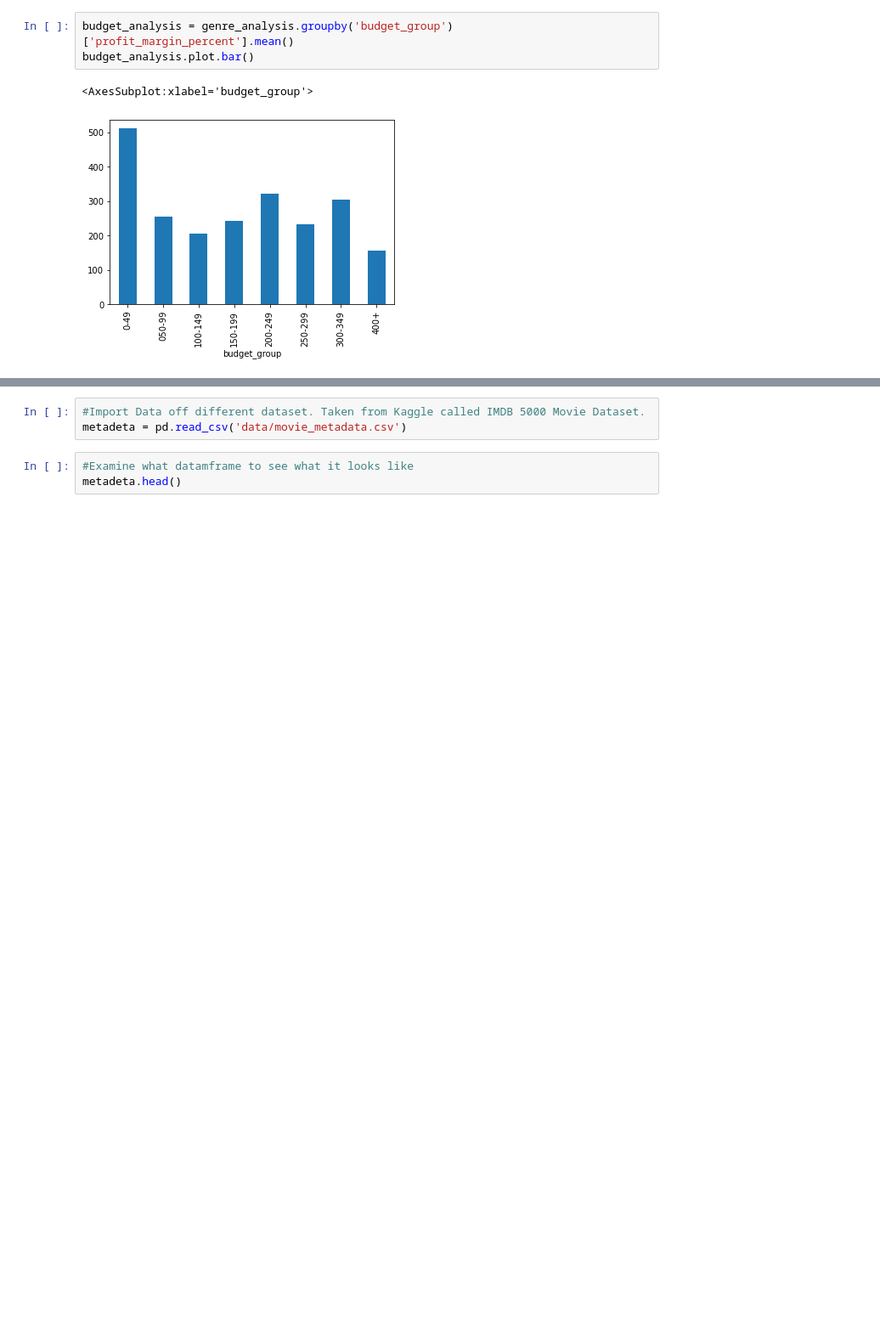
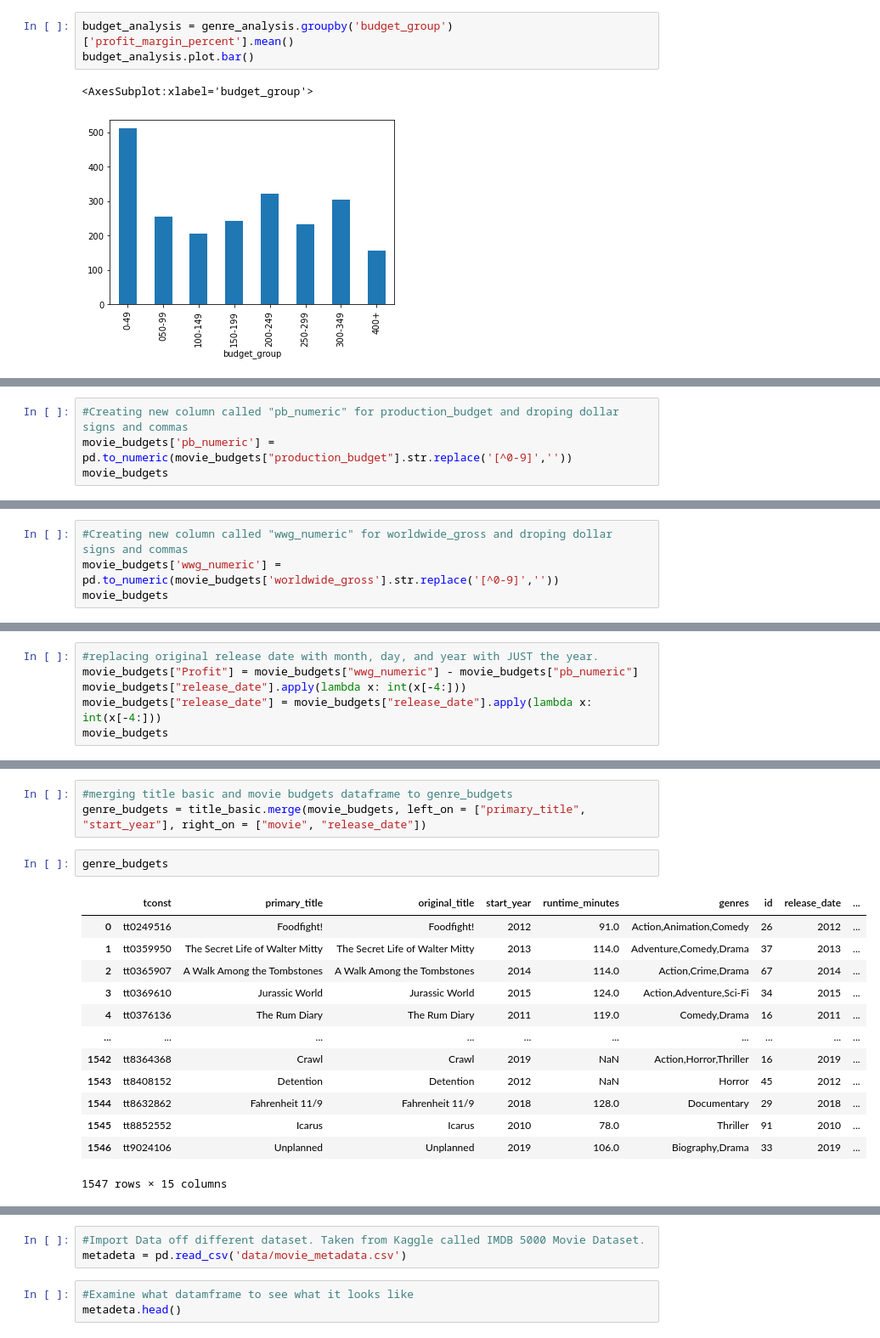
Before and after one commit to FeritYikar/ds-phase1-project, a Jupyter notebook: Master Notebook.ipynb, the cells around one changed output, grey strips where cells are left out. Shown: that part at 85% size. Cells and saved outputs as stored; diff of their text form; blank space fills up the shorter version.

```diff
--- a/Master Notebook.ipynb
+++ b/Master Notebook.ipynb
@@ -535,0 +614,4 @@ budget_analysis.plot.bar()
+# %%
+#Creating new column called "pb_numeric" for production_budget and droping dollar signs and commas
+movie_budgets['pb_numeric'] = pd.to_numeric(movie_budgets["production_budget"].str.replace('[^0-9]',''))
+movie_budgets
@@ -535,0 +632,4 @@ budget_analysis.plot.bar()
+# %%
+#Creating new column called "wwg_numeric" for worldwide_gross and droping dollar signs and commas
+movie_budgets['wwg_numeric'] = pd.to_numeric(movie_budgets['worldwide_gross'].str.replace('[^0-9]',''))
+movie_budgets
@@ -535,0 +650,6 @@ budget_analysis.plot.bar()
+# %%
+#replacing original release date with month, day, and year with JUST the year.
+movie_budgets["Profit"] = movie_budgets["wwg_numeric"] - movie_budgets["pb_numeric"]
+movie_budgets["release_date"].apply(lambda x: int(x[-4:]))
+movie_budgets["release_date"] = movie_budgets["release_date"].apply(lambda x: int(x[-4:]))
+movie_budgets
@@ -535,0 +688,19 @@ budget_analysis.plot.bar()
+# %%
+#merging title basic and movie budgets dataframe to genre_budgets
+genre_budgets = title_basic.merge(movie_budgets, left_on = ["primary_title", "start_year"], right_on = ["movie", "release_date"])
+# %%
+genre_budgets
+# %% [output]
+|  | tconst | primary_title | original_title | start_year | runtime_minutes | genres | id | release_date | ... |
+| 0 | tt0249516 | Foodfight! | Foodfight! | 2012 | 91.0 | Action,Animation,Comedy | 26 | 2012 | ... |
+| 1 | tt0359950 | The Secret Life of Walter Mitty | The Secret Life of Walter Mitty | 2013 | 114.0 | Adventure,Comedy,Drama | 37 | 2013 | ... |
+| 2 | tt0365907 | A Walk Among the Tombstones | A Walk Among the Tombstones | 2014 | 114.0 | Action,Crime,Drama | 67 | 2014 | ... |
+| 3 | tt0369610 | Jurassic World | Jurassic World | 2015 | 124.0 | Action,Adventure,Sci-Fi | 34 | 2015 | ... |
+| 4 | tt0376136 | The Rum Diary | The Rum Diary | 2011 | 119.0 | Comedy,Drama | 16 | 2011 | ... |
+| ... | ... | ... | ... | ... | ... | ... | ... | ... | ... |
+| 1542 | tt8364368 | Crawl | Crawl | 2019 | NaN | Action,Horror,Thriller | 16 | 2019 | ... |
+| 1543 | tt8408152 | Detention | Detention | 2012 | NaN | Horror | 45 | 2012 | ... |
+| 1544 | tt8632862 | Fahrenheit 11/9 | Fahrenheit 11/9 | 2018 | 128.0 | Documentary | 29 | 2018 | ... |
+| 1545 | tt8852552 | Icarus | Icarus | 2010 | 78.0 | Thriller | 91 | 2010 | ... |
+| 1546 | tt9024106 | Unplanned | Unplanned | 2019 | 106.0 | Biography,Drama | 33 | 2019 | ... |
+1547 rows × 15 columns
```
Also changed, not shown: parts of 35 cells of this notebook, 1 other file.
